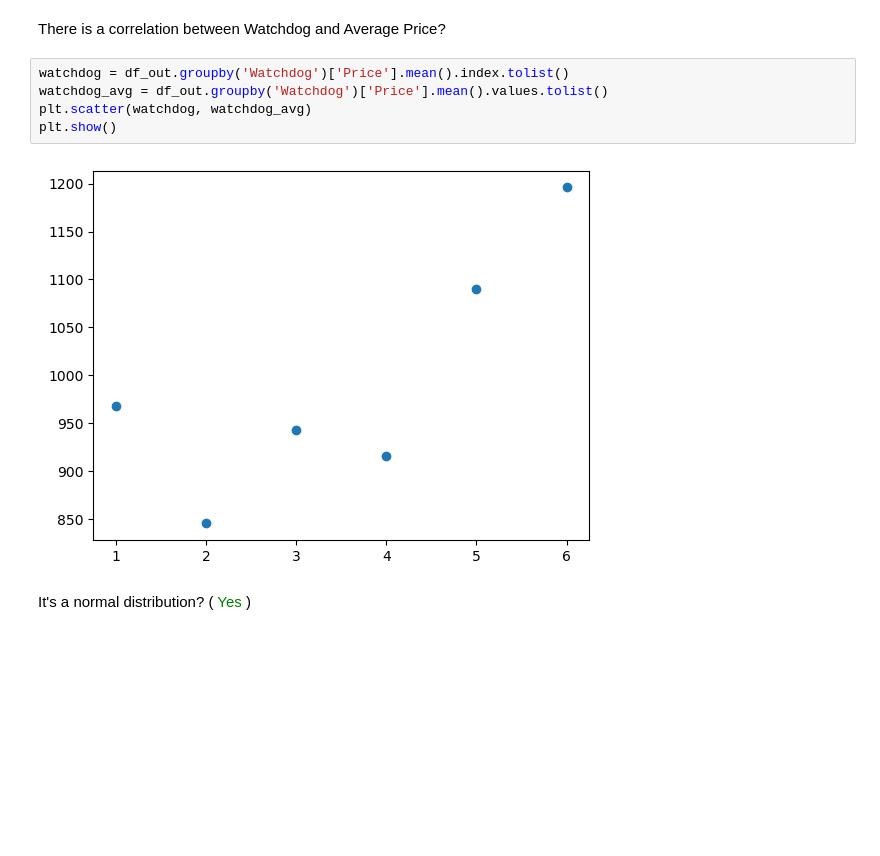
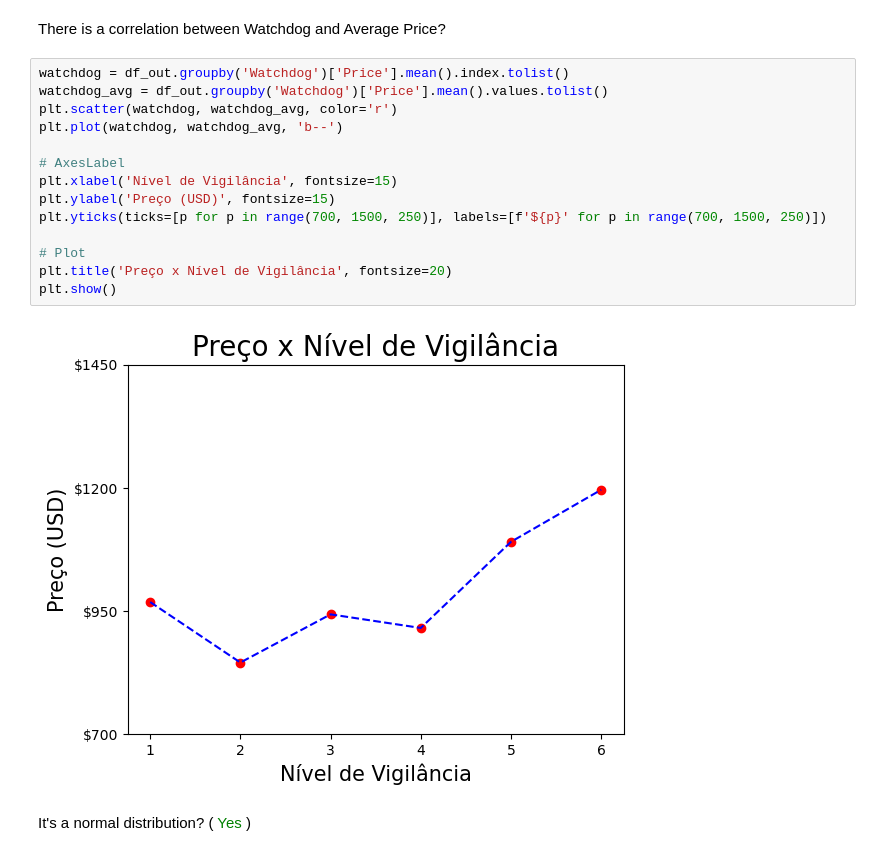
Before and after one commit to LuizEduardoPedace/dog, a Jupyter notebook: main.ipynb, the cells around one changed output. Saved outputs shown, nothing was run; the diff lists cells and outputs as text; blank space fills up the shorter version.

```diff
--- a/main.ipynb
+++ b/main.ipynb
@@ -326,10 +443,19 @@ There is a correlation between Watchdog and Average Price?
 # %%
 watchdog = df_out.groupby('Watchdog')['Price'].mean().index.tolist()
 watchdog_avg = df_out.groupby('Watchdog')['Price'].mean().values.tolist()
-plt.scatter(watchdog, watchdog_avg)
+plt.scatter(watchdog, watchdog_avg, color='r')
+plt.plot(watchdog, watchdog_avg, 'b--')
+
+# AxesLabel
+plt.xlabel('Nível de Vigilância', fontsize=15)
+plt.ylabel('Preço (USD)', fontsize=15)
+plt.yticks(ticks=[p for p in range(700, 1500, 250)], labels=[f'${p}' for p in range(700, 1500, 250)])
+
+# Plot
+plt.title('Preço x Nível de Vigilância', fontsize=20)
 plt.show()
 # %% [output]
-[figure, old version]
+[figure, new version]
 # %% [markdown]
 It's a normal distribution? (<span style='color:green'> Yes </span>)
 # %%
```
Also changed, not shown: parts of 21 cells of this notebook, 18 other files.
